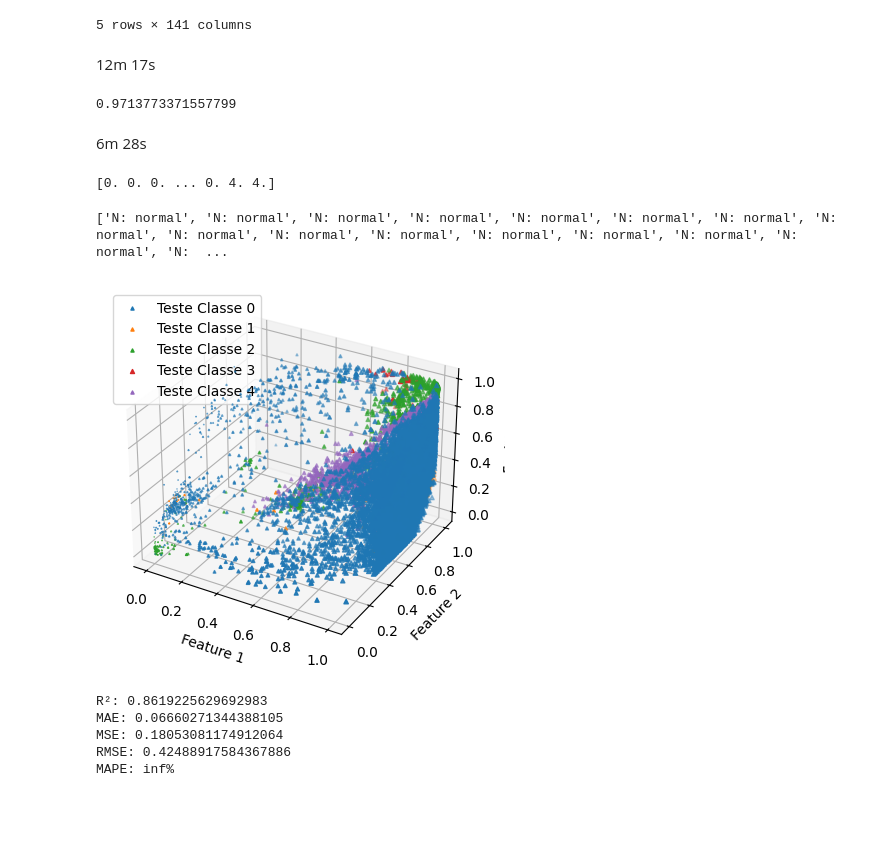
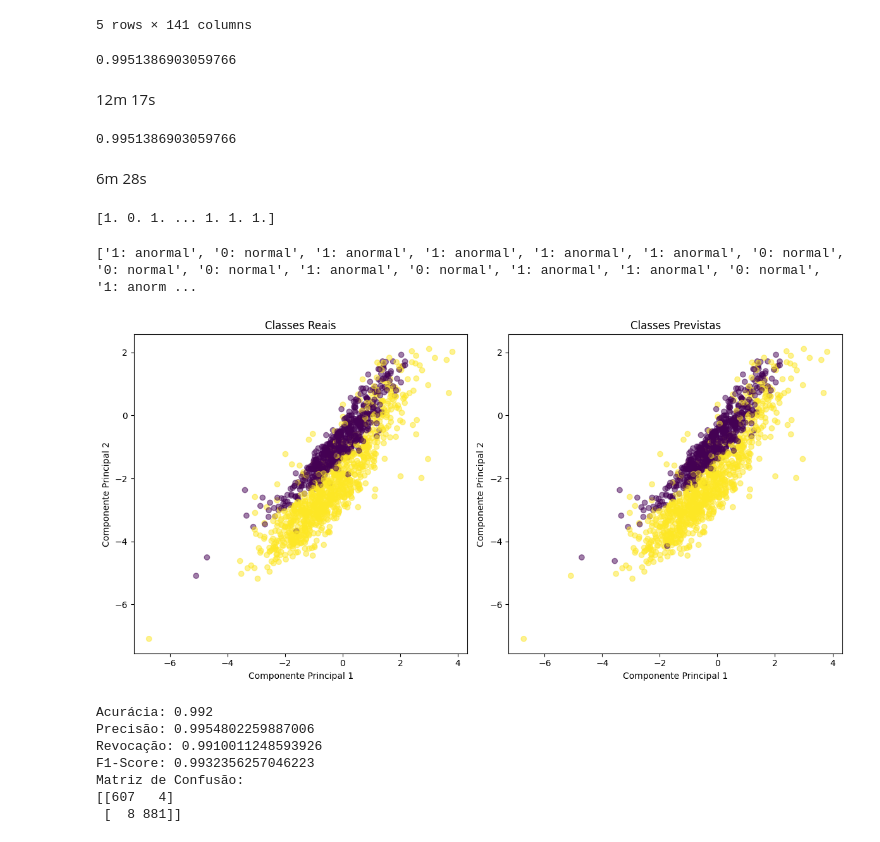
Before and after one commit to vmayres/InteligenciaArtificial_Projeto1, a Jupyter notebook: src/Classificacao/SEM_scaling/SVM.ipynb, the cells around one changed output. Saved outputs shown, nothing was run; the diff lists cells and outputs as text; code cells hidden in the pictures; blank space fills up the shorter version.

```diff
--- a/src/Classificacao/SEM_scaling/SVM.ipynb
+++ b/src/Classificacao/SEM_scaling/SVM.ipynb
@@ -47,10 +35,12 @@ from sklearn import svm
 model = svm.SVC(kernel='poly', degree=7, gamma='auto', C=0.3)
 
 # treina o modelo
-model.fit(entrada_pca, saida_treino)
+model.fit(entrada_treino, saida_treino)
 # realiza a predição
-score = model.score(entrada_pca, saida_treino)
+score = model.score(entrada_treino, saida_treino)
 print(score)
+# %% [output]
+0.9951386903059766
 # %% [markdown]
 12m 17s
 # %%
@@ -60,20 +50,20 @@ from sklearn import svm
 model = svm.SVC(kernel='rbf', gamma='scale', C=1.0)
 
 # treina o modelo
-model.fit(entrada_pca, saida_treino)
+model.fit(entrada_treino, saida_treino)
 # realiza a predição
-score = model.score(entrada_pca, saida_treino)
+score = model.score(entrada_treino, saida_treino)
 print(score)
 # %% [output]
-0.9713773371557799
+0.9951386903059766
 # %% [markdown]
 6m 28s
 # %%
 # Fazendo a previsão
-previsao = model.predict(teste)
+previsao = model.predict(entrada_teste)
 print(previsao)
 # %% [output]
-[0. 0. 0. ... 0. 4. 4.]
+[1. 0. 1. ... 1. 1. 1.]
 # %%
 def classToArithimia(classe):
     if classe == 0:
@@ -89,30 +79,30 @@ previsao_classes = list(map(classToArithimia, previsao))
 # Print the results
 print(previsao_classes)
 # %% [output]
-['N: normal', 'N: normal', 'N: normal', 'N: normal', 'N: normal', 'N: normal', 'N: normal', 'N: normal', 'N: normal', 'N: normal', 'N: normal', 'N: normal', 'N: normal', 'N: normal', 'N: normal', 'N:  ...
+['1: anormal', '0: normal', '1: anormal', '1: anormal', '1: anormal', '1: anormal', '0: normal', '0: normal', '0: normal', '1: anormal', '0: normal', '1: anormal', '1: anormal', '0: normal', '1: anorm ...
 # %%
 import matplotlib.pyplot as plt
 
 # Plotar as classes reais
 plt.figure(figsize=(12, 6))
 
 plt.subplot(1, 2, 1)
-plt.scatter(entrada_pca_test[:, 0], entrada_pca_test[:, 1], c=saida_teste, cmap='viridis', alpha=0.5)
+plt.scatter(entrada_teste.values[:, 0], entrada_teste.values[:, 1], c=saida_teste, cmap='viridis', alpha=0.5)
 plt.title('Classes Reais')
 plt.xlabel('Componente Principal 1')
 plt.ylabel('Componente Principal 2')
 
 # Plotar as classes previstas
 plt.subplot(1, 2, 2)
-plt.scatter(entrada_pca_test[:, 0], entrada_pca_test[:, 1], c=previsao, cmap='viridis', alpha=0.5)
+plt.scatter(entrada_teste.values[:, 0], entrada_teste.values[:, 1], c=previsao, cmap='viridis', alpha=0.5)
 plt.title('Classes Previstas')
 plt.xlabel('Componente Principal 1')
 plt.ylabel('Componente Principal 2')
 
 plt.tight_layout()
 plt.show()
 # %% [output]
-[figure, old version]
+[figure, new version]
 # %%
 import numpy as np
 from sklearn.metrics import accuracy_score, precision_score, recall_score, f1_score, confusion_matrix
@@ -131,8 +121,10 @@ print(f'Revocação: {recall}')
 print(f'F1-Score: {f1}')
 print(f'Matriz de Confusão:\n{conf_matrix}')
 # %% [output]
-R²: 0.8619225629692983
-MAE: 0.06660271344388105
-MSE: 0.18053081174912064
-RMSE: 0.42488917584367886
-MAPE: inf%
+Acurácia: 0.992
+Precisão: 0.9954802259887006
+Revocação: 0.9910011248593926
+F1-Score: 0.9932356257046223
+Matriz de Confusão:
+[[607   4]
+ [  8 881]]
```
Also changed, not shown: parts of 4 cells of this notebook, 22 other files.
